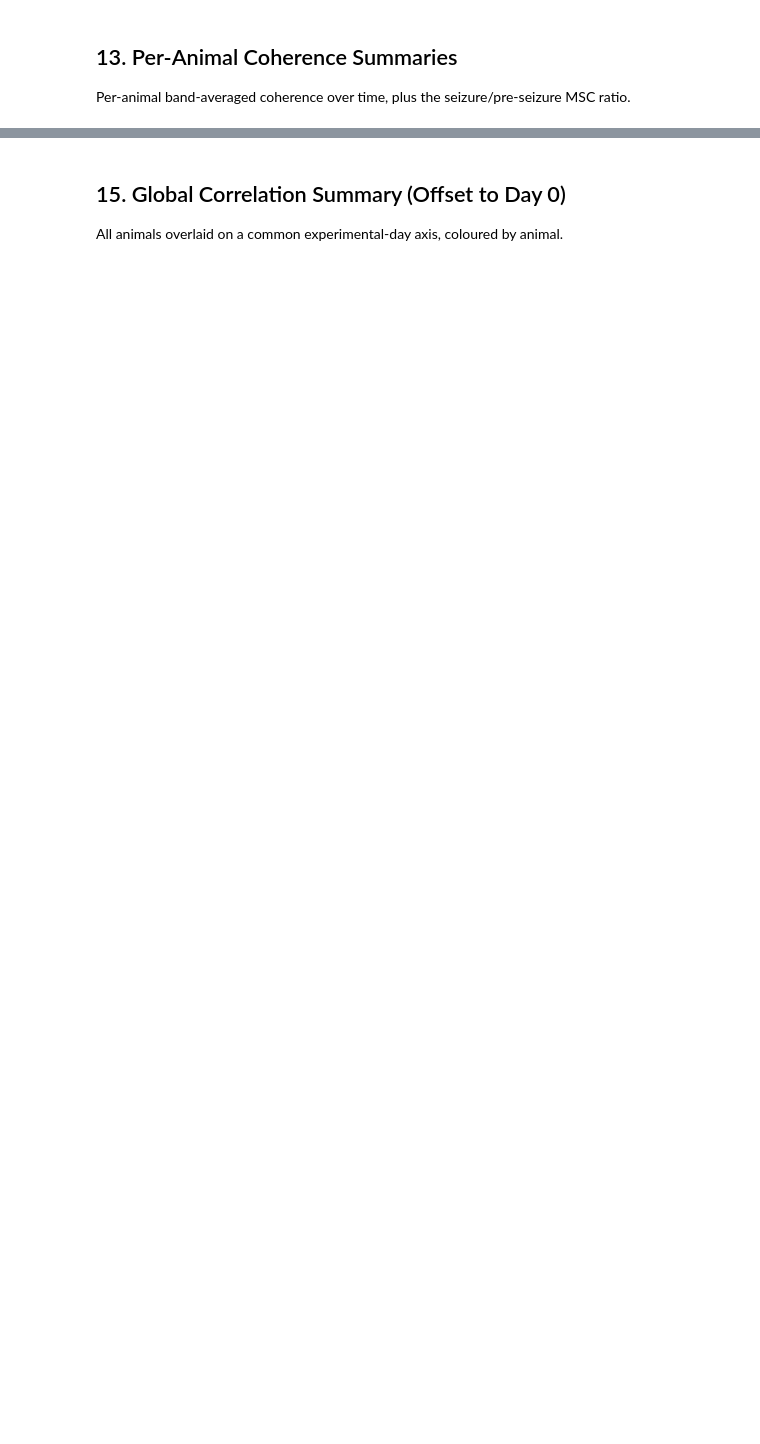
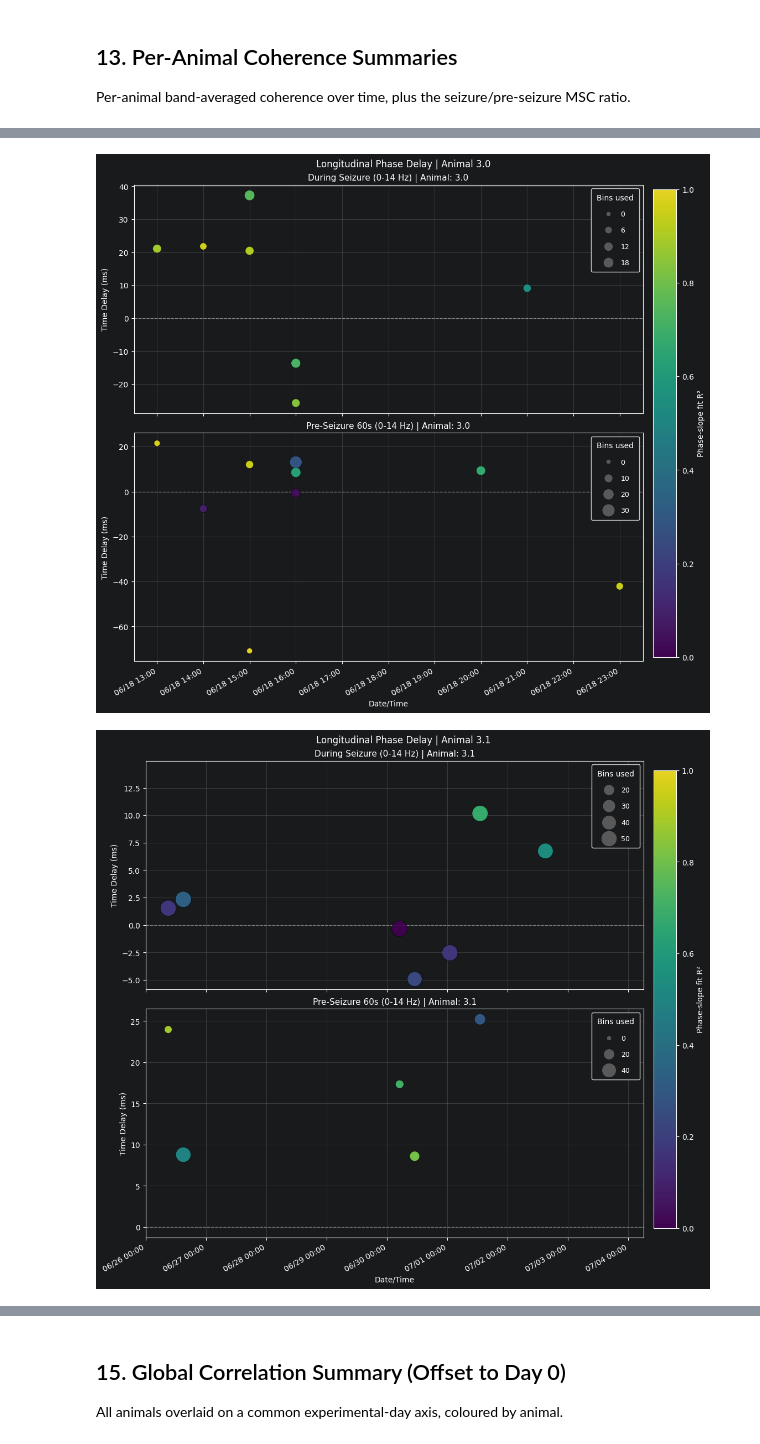
Before and after one commit to olmsteadv5/epileptogenesis-analysis, a Jupyter notebook: main.ipynb, the cells around one changed output, grey strips where cells are left out. Drawn from its saved outputs; the diff is of its cells as text; code cells hidden in the pictures; blank space fills up the shorter version.

```diff
--- a/main.ipynb
+++ b/main.ipynb
@@ -451,7 +515,10 @@ For each animal, the phase-derived inter-channel time delay (ms) per seizure ove
 # %%
 render_per_animal(
-    coherence_results, COHERENCE_DELAY_OUTPUT_DIR,
+    coherence_results, PHASE_DELAY_ANIMAL_DIR,
     lambda a: f"Animal_{a}_Phase_Delay.png",
     lambda g: P.plot_phase_delay_animal_summary(g, COH_BAND_LOW_HZ,
                                                pre_seizure_secs=PRE_SEIZURE_SECS),
 )
+# %% [output]
+[figure, added]
+[figure, added]
```
Also changed, not shown: parts of 18 cells of this notebook, 4 other files.
